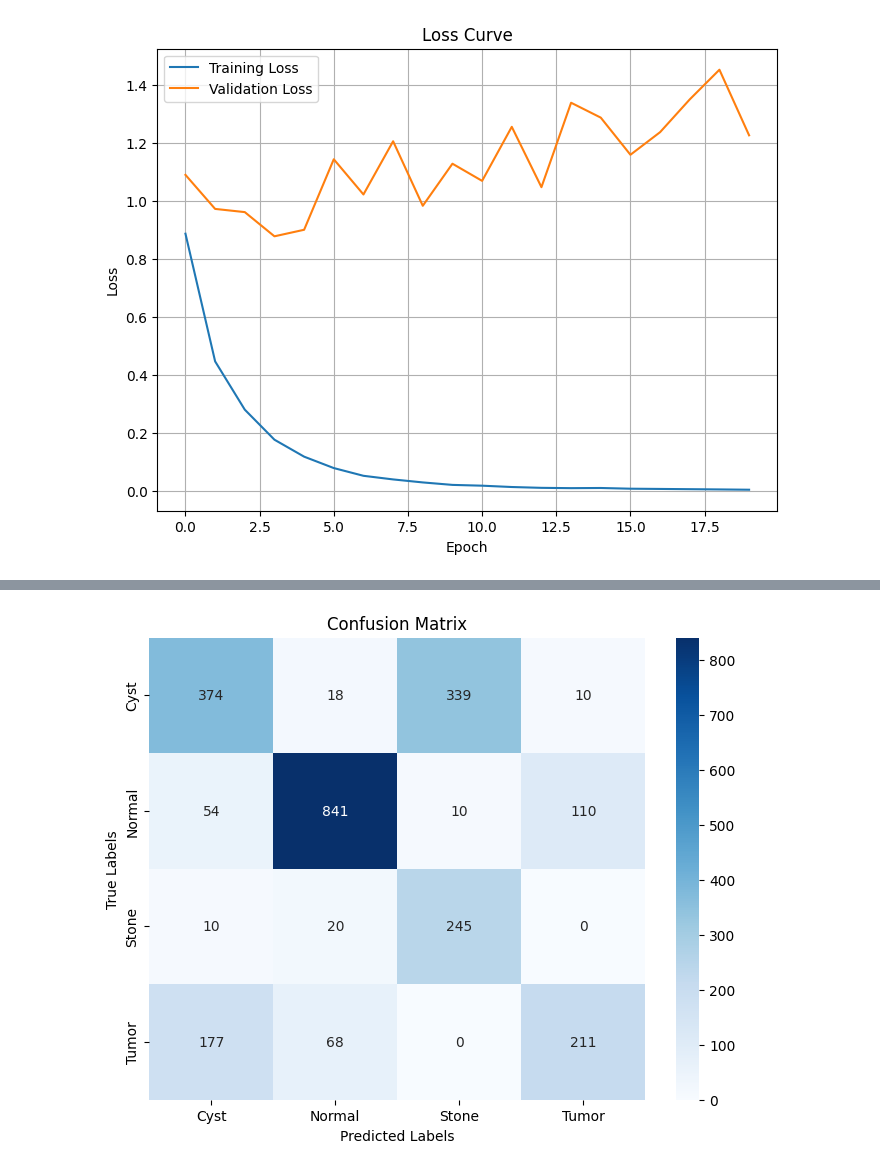
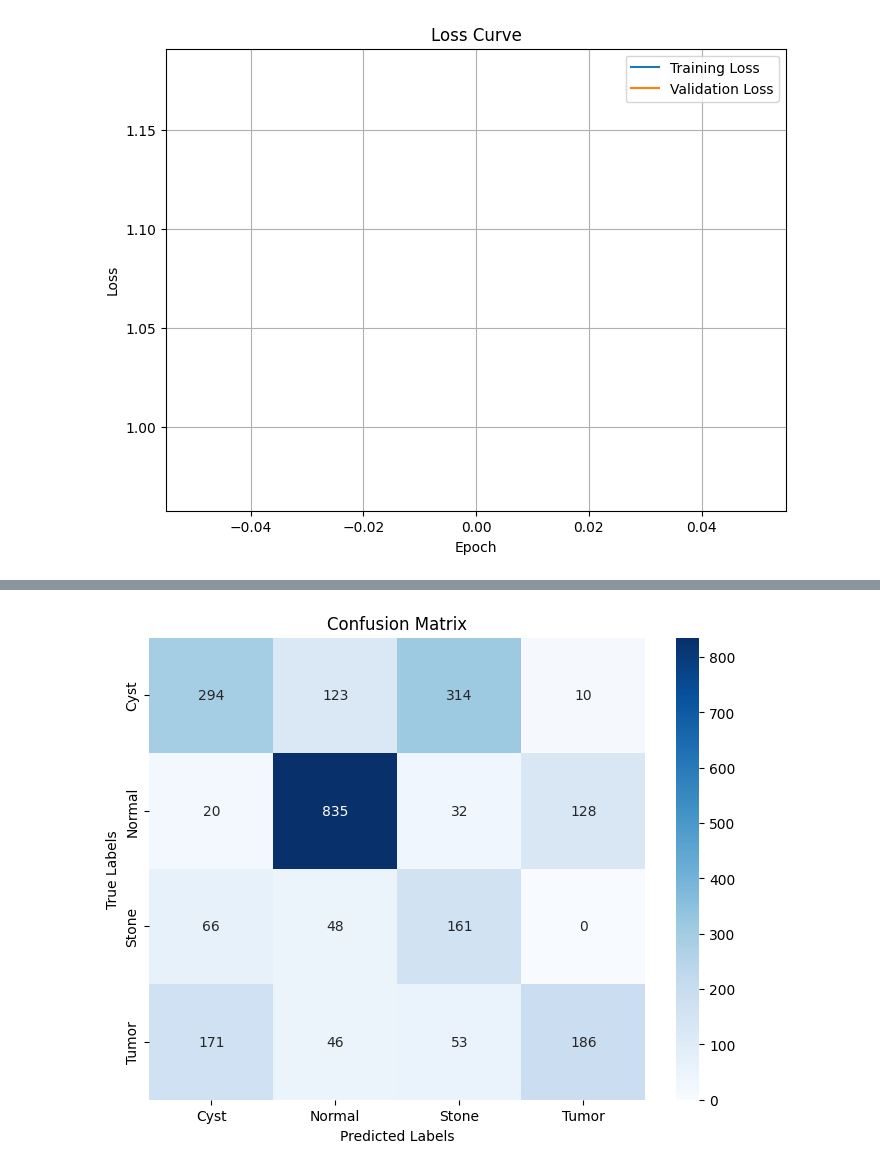
Before and after one commit to ShulimanHossain/CT-Based-Multiclass-Kidney-Disease-Classification-Using-Convolutional-Neural-Networks, a Jupyter notebook: resnet50_model.ipynb, the cells around one changed output, grey strips where cells are left out. Cells and saved outputs as stored; diff of their text form; code cells hidden in the pictures.

Commit message:
Apply the augmentation and class weight

```diff
--- a/resnet50_model.ipynb
+++ b/resnet50_model.ipynb
@@ -1,27 +33,23 @@
 # %%
-import tensorflow as tf
-from tensorflow.keras.applications import ResNet50
-from tensorflow.keras.layers import Dense, GlobalAveragePooling2D, Dropout
-from tensorflow.keras.models import Model
-from tensorflow.keras.preprocessing.image import ImageDataGenerator
-from tensorflow.keras.callbacks import ModelCheckpoint, EarlyStopping
-from sklearn.metrics import classification_report, confusion_matrix, roc_auc_score, roc_curve, auc
-from sklearn.metrics import precision_score, recall_score, f1_score
-import numpy as np
-import time
-from tensorflow.keras.optimizers import Adam
-import matplotlib.pyplot as plt
-import seaborn as sns
-from tensorflow.keras.utils import to_categorical
-from tensorflow.keras.applications import ResNet50
+
 
 IMG_SIZE = 224
 BATCH_SIZE = 32
 NUM_CLASSES = 4
-EPOCHS = 20
-DATASET_PATH = "/kaggle/input/datasets/nazmul0087/ct-kidney-dataset-normal-cyst-tumor-and-stone/CT-KIDNEY-DATASET-Normal-Cyst-Tumor-Stone/CT-KIDNEY-DATASET-Normal-Cyst-Tumor-Stone"
+EPOCHS = 1
+DATASET_PATH =  "CT-KIDNEY-DATASET-Normal-Cyst-Tumor-Stone"
 
-datagen = ImageDataGenerator(rescale=1./255, validation_split=0.2)
+datagen = ImageDataGenerator(
+    rescale=1./255,
+    rotation_range=20,
+    width_shift_range=0.2,
+    height_shift_range=0.2,
+    shear_range=0.15,
+    zoom_range=0.15,
+    horizontal_flip=True,
+    fill_mode='nearest',
+    validation_split=0.2
+)
 
 train_generator = datagen.flow_from_directory(
     DATASET_PATH,
@@ -32,7 +60,12 @@ train_generator = datagen.flow_from_directory(
     shuffle=True
 )
 
-val_generator = datagen.flow_from_directory(
+val_datagen = ImageDataGenerator(
+    rescale=1./255,
+    validation_split=0.2
+)
+
+val_generator = val_datagen.flow_from_directory(
     DATASET_PATH,
     target_size=(IMG_SIZE, IMG_SIZE),
     batch_size=BATCH_SIZE,
@@ -40,6 +73,17 @@ val_generator = datagen.flow_from_directory(
     subset='validation',
     shuffle=False
 )
+y_train = train_generator.classes
+
+weights = class_weight.compute_class_weight(
+    class_weight='balanced',
+    classes=np.unique(y_train),
+    y=y_train
+)
+
+class_weights = dict(enumerate(weights))
+
+print("Class Weights:", class_weights)
 
 base_model = ResNet50(
     weights='imagenet',
@@ -50,7 +94,7 @@ base_model = ResNet50(
 
 base_model.trainable = True
 
-for layer in base_model.layers[:-10]:
+for layer in base_model.layers[:-30]:
     layer.trainable = False
 
 x = base_model.output
@@ -72,8 +116,10 @@ start_train_time = time.time()
 history = model.fit(
     train_generator,
     validation_data=val_generator,
-    epochs=EPOCHS
+    epochs=EPOCHS,
+    class_weight=class_weights
 )
+training_time = time.time() - start_train_time
 
 plt.figure(figsize=(8,6))
 plt.plot(history.history['loss'], label='Training Loss')
@@ -85,7 +131,7 @@ plt.legend()
 plt.grid(True)
 plt.show()
 
-training_time = time.time() - start_train_time
+
 
 start_test_time = time.time()
 
@@ -128,9 +174,7 @@ plt.ylabel("True Positive Rate")
 plt.legend(loc="lower right")
 plt.show()
 
-
 accuracy = np.sum(y_pred_classes == y_true) / len(y_true)
-
 
 precision = precision_score(y_true, y_pred_classes, average='macro')
 recall = recall_score(y_true, y_pred_classes, average='macro')
@@ -162 +195 @@ Epoch 20/20
-[figure, old version]
+[figure, new version]
@@ -164 +197 @@ Epoch 20/20
-[figure, old version]
+[figure, new version]
```
Also changed, not shown: parts of 7 cells of this notebook.
